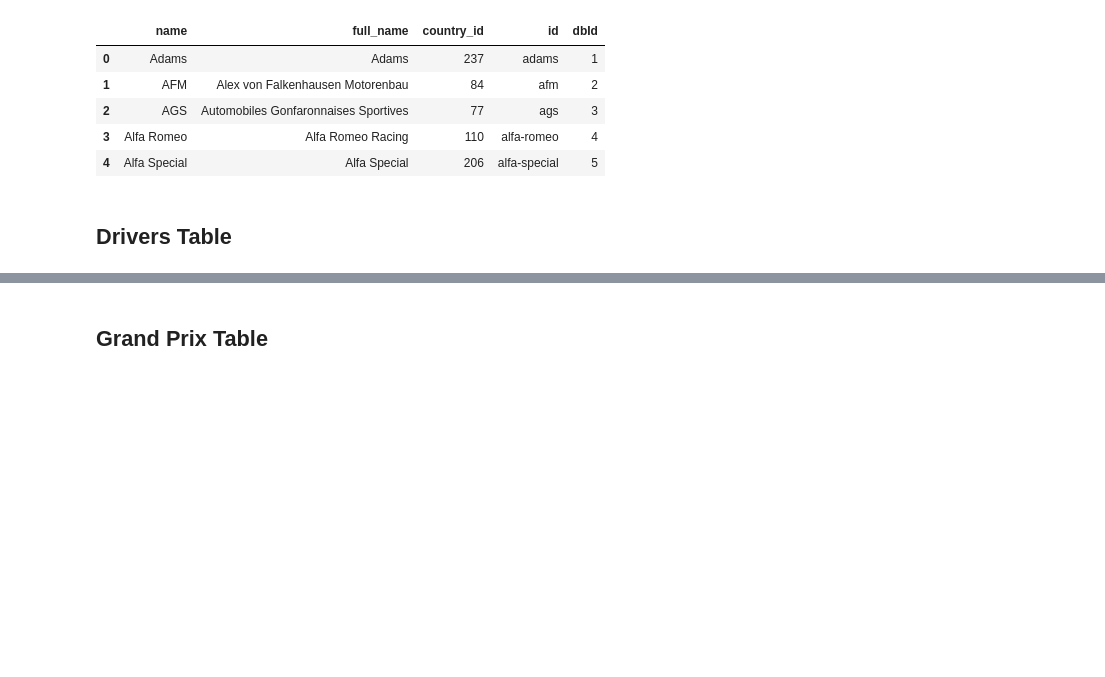
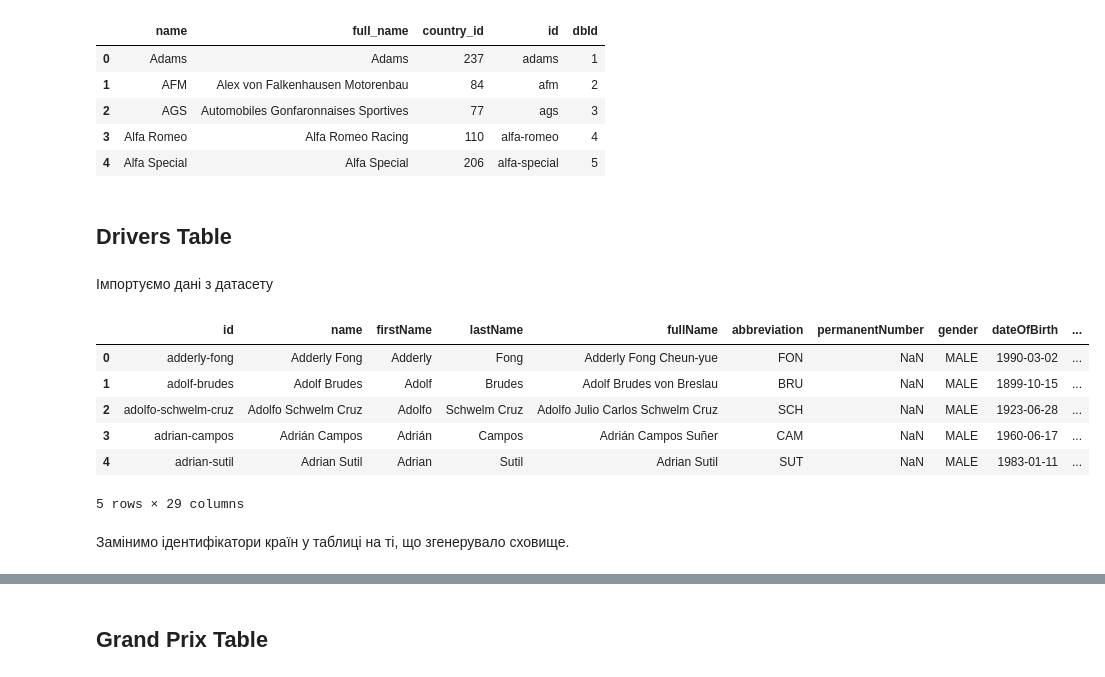
Before and after one commit to zagrebelnio/F1-Championship-Data-Analysis, a Jupyter notebook: storage/ETL/dimension_tables.ipynb, the cells around one changed output, grey strips where cells are left out. Drawn from its saved outputs; the diff is of its cells as text; code cells hidden in the pictures; blank space fills up the shorter version.

Commit message:
feat: add data to drivers and grand prix tables

```diff
--- a/storage/ETL/dimension_tables.ipynb
+++ b/storage/ETL/dimension_tables.ipynb
@@ -212,3 +212,18 @@ constructors_df.head()
 | 4 | Alfa Special | Alfa Special | 206 | alfa-special | 5 |
 # %% [markdown]
 ## Drivers Table
+# %% [markdown]
+Імпортуємо дані з датасету
+# %%
+drivers_df = pd.read_csv('../data/f1db-drivers.csv')
+drivers_df.head()
+# %% [output]
+|  | id | name | firstName | lastName | fullName | abbreviation | permanentNumber | gender | dateOfBirth | ... |
+| 0 | adderly-fong | Adderly Fong | Adderly | Fong | Adderly Fong Cheun-yue | FON | NaN | MALE | 1990-03-02 | ... |
+| 1 | adolf-brudes | Adolf Brudes | Adolf | Brudes | Adolf Brudes von Breslau | BRU | NaN | MALE | 1899-10-15 | ... |
+| 2 | adolfo-schwelm-cruz | Adolfo Schwelm Cruz | Adolfo | Schwelm Cruz | Adolfo Julio Carlos Schwelm Cruz | SCH | NaN | MALE | 1923-06-28 | ... |
+| 3 | adrian-campos | Adrián Campos | Adrián | Campos | Adrián Campos Suñer | CAM | NaN | MALE | 1960-06-17 | ... |
+| 4 | adrian-sutil | Adrian Sutil | Adrian | Sutil | Adrian Sutil | SUT | NaN | MALE | 1983-01-11 | ... |
+5 rows × 29 columns
+# %% [markdown]
+Замінимо ідентифікатори країн у таблиці на ті, що згенерувало сховище.
```
Also changed, not shown: parts of 17 cells of this notebook.
